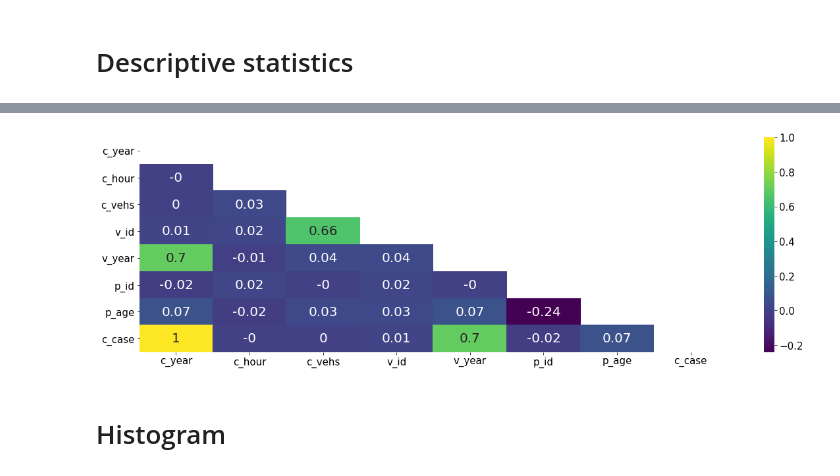
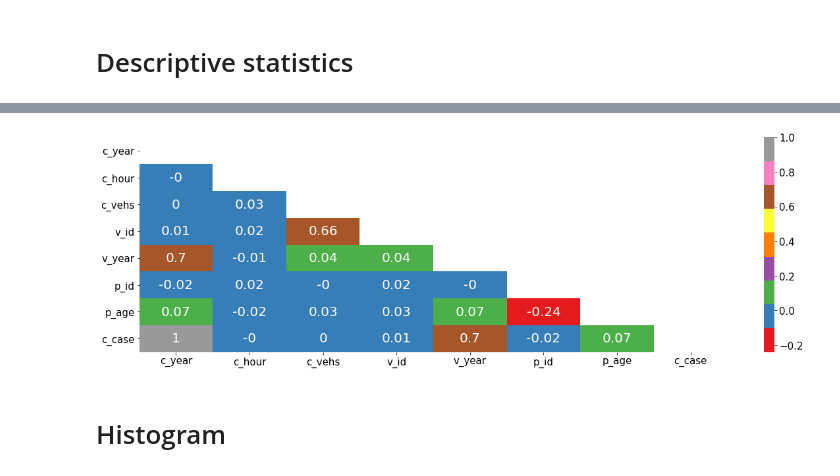
Before and after one commit to Owerre/imbalanced-learning, a Jupyter notebook: canada-collision/notebooks/02-eda.ipynb, the cells around one changed output, grey strips where cells are left out. Cells and saved outputs as stored; diff of their text form; code cells hidden in the pictures.

```diff
--- a/canada-collision/notebooks/02-eda.ipynb
+++ b/canada-collision/notebooks/02-eda.ipynb
@@ -51,17 +52,17 @@ df.drop('class', axis =1).describe()
 # %%
 fig, ax = plt.subplots(figsize=(20,6))
 
 # Correlation matrix
 corr_matrix = df.drop('class', axis =1).corr()
 
 # Plot
 mask = np.zeros_like(corr_matrix, dtype=np.bool)
 mask[np.triu_indices_from(mask)] = True
 sns.heatmap(round(corr_matrix, 2), annot=True, annot_kws={"size": 20},mask = mask,
-            cmap = plt.get_cmap("viridis"),ax = ax)
+            cmap = plt.get_cmap("Set1"),ax = ax)
 plt.show()
 # %% [output]
-[figure, old version]
+[figure, new version]
 # %% [markdown]
 # Histogram
 # %%
```
Also changed, not shown: parts of 11 cells of this notebook, 18 other files.
